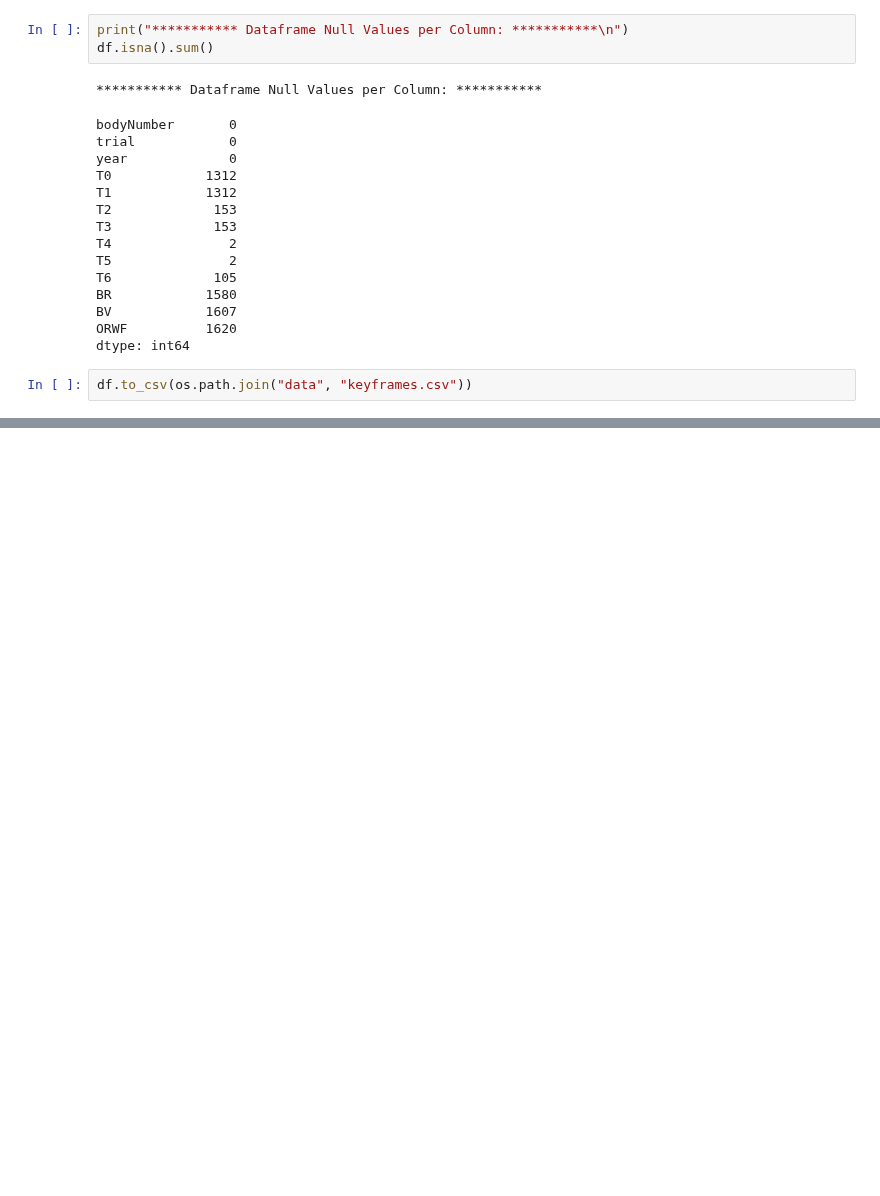
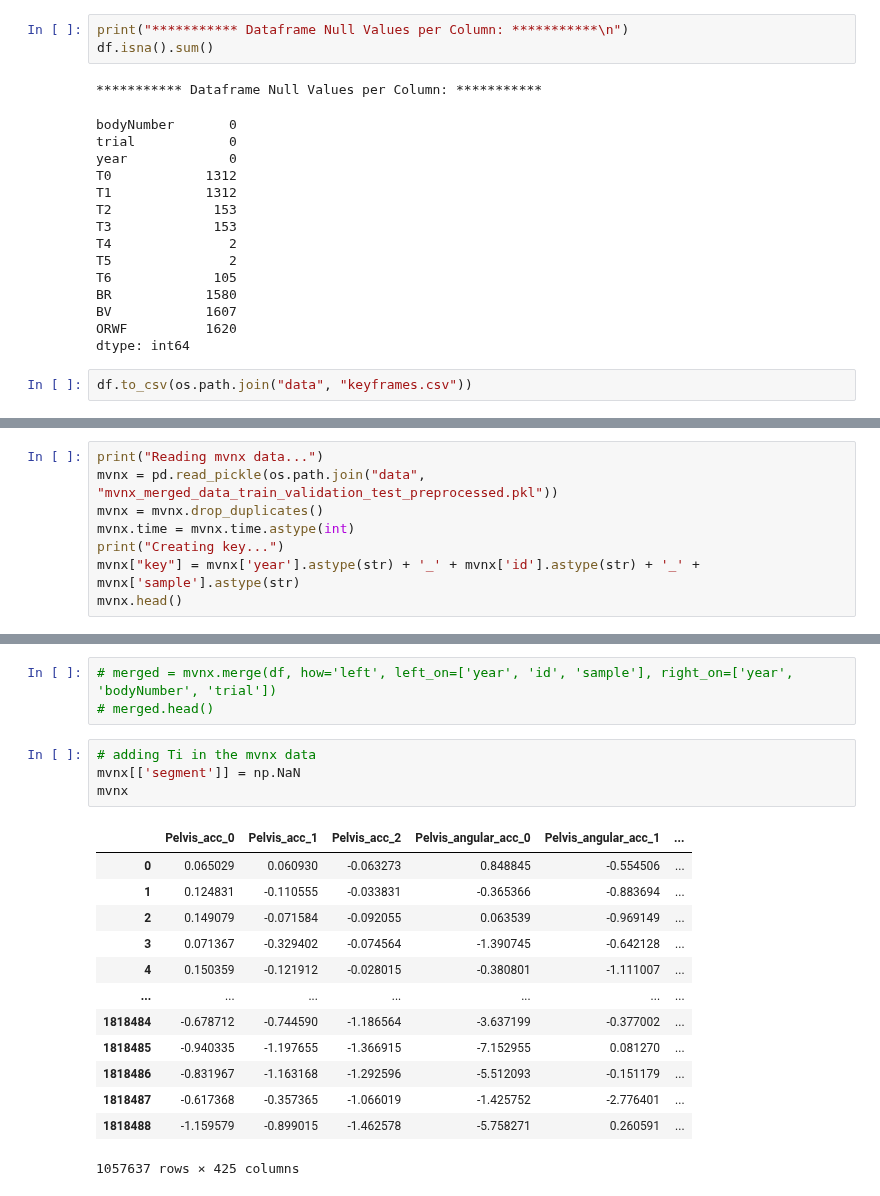
Before and after one commit to kcristinaa/Drag-flik-RAIS-Hackathon, a Jupyter notebook: read_keyframes_to_df.ipynb, the cells around one changed output, grey strips where cells are left out. Cells and saved outputs as stored; diff of their text form; blank space fills up the shorter version.

Commit message:
merges keyframes to original df

```diff
--- a/read_keyframes_to_df.ipynb
+++ b/read_keyframes_to_df.ipynb
@@ -112,0 +120,8 @@ df.to_csv(os.path.join("data", "keyframes.csv"))
+# %%
+print("Reading mvnx data...")
+mvnx = pd.read_pickle(os.path.join("data", "mvnx_merged_data_train_validation_test_preprocessed.pkl"))
+mvnx = mvnx.drop_duplicates()
+mvnx.time = mvnx.time.astype(int)
+print("Creating key...")
+mvnx["key"] = mvnx['year'].astype(str) + '_' + mvnx['id'].astype(str) + '_' + mvnx['sample'].astype(str)
+mvnx.head()
@@ -112,0 +155,21 @@ df.to_csv(os.path.join("data", "keyframes.csv"))
+# %%
+# merged = mvnx.merge(df, how='left', left_on=['year', 'id', 'sample'], right_on=['year', 'bodyNumber', 'trial'])
+# merged.head()
+# %%
+# adding Ti in the mvnx data
+mvnx[['segment']] = np.NaN
+mvnx
+# %% [output]
+|  | Pelvis_acc_0 | Pelvis_acc_1 | Pelvis_acc_2 | Pelvis_angular_acc_0 | Pelvis_angular_acc_1 | ... |
+| 0 | 0.065029 | 0.060930 | -0.063273 | 0.848845 | -0.554506 | ... |
+| 1 | 0.124831 | -0.110555 | -0.033831 | -0.365366 | -0.883694 | ... |
+| 2 | 0.149079 | -0.071584 | -0.092055 | 0.063539 | -0.969149 | ... |
+| 3 | 0.071367 | -0.329402 | -0.074564 | -1.390745 | -0.642128 | ... |
+| 4 | 0.150359 | -0.121912 | -0.028015 | -0.380801 | -1.111007 | ... |
+| ... | ... | ... | ... | ... | ... | ... |
+| 1818484 | -0.678712 | -0.744590 | -1.186564 | -3.637199 | -0.377002 | ... |
+| 1818485 | -0.940335 | -1.197655 | -1.366915 | -7.152955 | 0.081270 | ... |
+| 1818486 | -0.831967 | -1.163168 | -1.292596 | -5.512093 | -0.151179 | ... |
+| 1818487 | -0.617368 | -0.357365 | -1.066019 | -1.425752 | -2.776401 | ... |
+| 1818488 | -1.159579 | -0.899015 | -1.462578 | -5.758271 | 0.260591 | ... |
+1057637 rows × 425 columns
```
Also changed, not shown: parts of 10 cells of this notebook, 1 other file.
